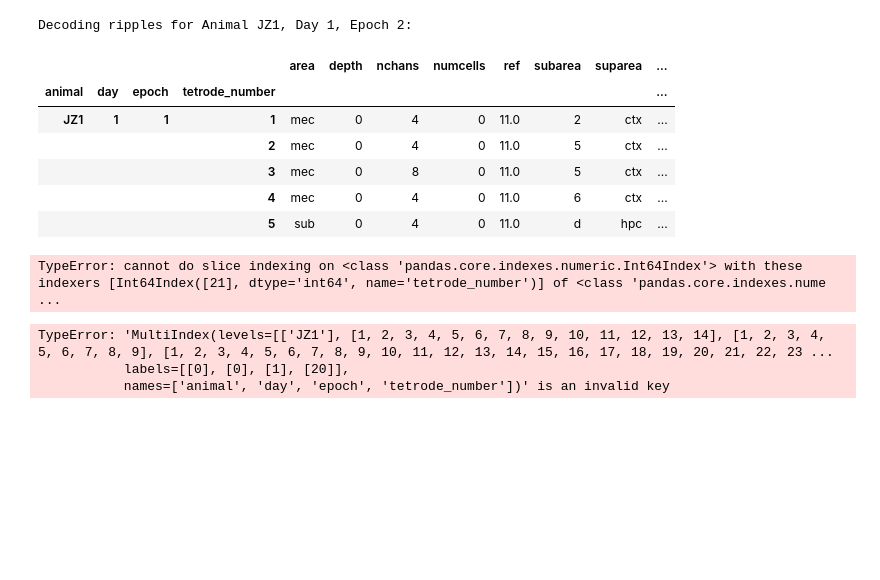
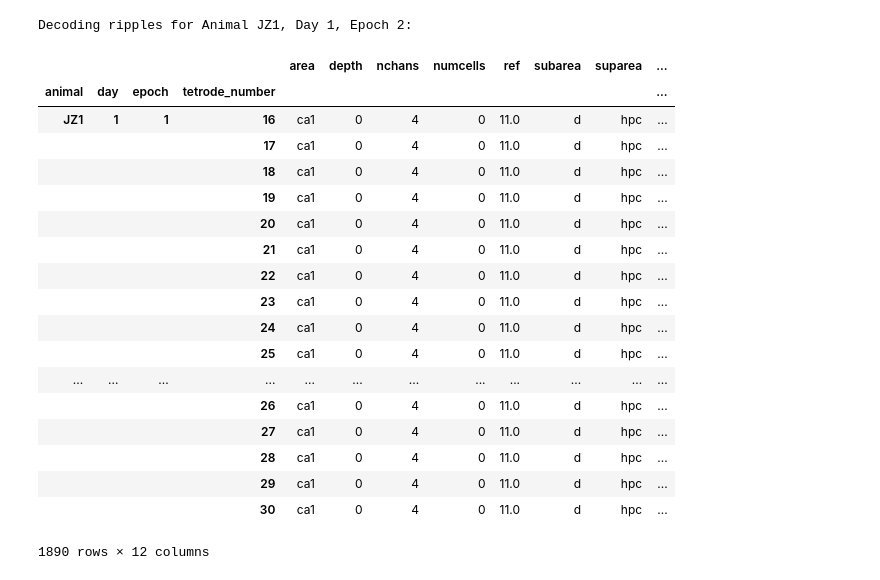
Before and after one commit to edeno/Roumis_2018, a Jupyter notebook: notebooks/20171121_decoding.ipynb, the cells around one changed output. Cells and saved outputs as stored; diff of their text form; code cells hidden in the pictures; blank space fills up the shorter version.

```diff
--- a/notebooks/20171121_decoding.ipynb
+++ b/notebooks/20171121_decoding.ipynb
@@ -29,13 +40,3 @@ tetrode_info = lfdp.make_tetrode_dataframe(animals)
 # %%
 mark_variables = ['channel_1_max', 'channel_2_max', 'channel_3_max',
                   'channel_4_max']
-# %%
-tetrode_info.head()
-# %% [output]
-|  |  |  |  | area | depth | nchans | numcells | ref | subarea | suparea | ... |
-| animal | day | epoch | tetrode_number |  |  |  |  |  |  |  | ... |
-| JZ1 | 1 | 1 | 1 | mec | 0 | 4 | 0 | 11.0 | 2 | ctx | ... |
-|  |  |  | 2 | mec | 0 | 4 | 0 | 11.0 | 5 | ctx | ... |
-|  |  |  | 3 | mec | 0 | 8 | 0 | 11.0 | 5 | ctx | ... |
-|  |  |  | 4 | mec | 0 | 4 | 0 | 11.0 | 6 | ctx | ... |
-|  |  |  | 5 | sub | 0 | 4 | 0 | 11.0 | d | hpc | ... |
@@ -44 +43,23 @@ a = tetrode_marks.loc[:,mark_variables]
+# %%
+full_tetrode_info.query('area.isin(@areas)')
+# %% [output]
+|  |  |  |  | area | depth | nchans | numcells | ref | subarea | suparea | ... |
+| animal | day | epoch | tetrode_number |  |  |  |  |  |  |  | ... |
+| JZ1 | 1 | 1 | 16 | ca1 | 0 | 4 | 0 | 11.0 | d | hpc | ... |
+|  |  |  | 17 | ca1 | 0 | 4 | 0 | 11.0 | d | hpc | ... |
+|  |  |  | 18 | ca1 | 0 | 4 | 0 | 11.0 | d | hpc | ... |
+|  |  |  | 19 | ca1 | 0 | 4 | 0 | 11.0 | d | hpc | ... |
+|  |  |  | 20 | ca1 | 0 | 4 | 0 | 11.0 | d | hpc | ... |
+|  |  |  | 21 | ca1 | 0 | 4 | 0 | 11.0 | d | hpc | ... |
+|  |  |  | 22 | ca1 | 0 | 4 | 0 | 11.0 | d | hpc | ... |
+|  |  |  | 23 | ca1 | 0 | 4 | 0 | 11.0 | d | hpc | ... |
+|  |  |  | 24 | ca1 | 0 | 4 | 0 | 11.0 | d | hpc | ... |
+|  |  |  | 25 | ca1 | 0 | 4 | 0 | 11.0 | d | hpc | ... |
+| ... | ... | ... | ... | ... | ... | ... | ... | ... | ... | ... | ... |
+|  |  |  | 26 | ca1 | 0 | 4 | 0 | 11.0 | d | hpc | ... |
+|  |  |  | 27 | ca1 | 0 | 4 | 0 | 11.0 | d | hpc | ... |
+|  |  |  | 28 | ca1 | 0 | 4 | 0 | 11.0 | d | hpc | ... |
+|  |  |  | 29 | ca1 | 0 | 4 | 0 | 11.0 | d | hpc | ... |
+|  |  |  | 30 | ca1 | 0 | 4 | 0 | 11.0 | d | hpc | ... |
+1890 rows × 12 columns
 # %%
@@ -50,10 +66,0 @@ tetrode_index = ep_info.loc[ep_info.area.isin(['ca1']) &
-# %%
-ep_info.head(tetrode_index)
-# %% [output]
-TypeError: cannot do slice indexing on <class 'pandas.core.indexes.numeric.Int64Index'> with these indexers [Int64Index([21], dtype='int64', name='tetrode_number')] of <class 'pandas.core.indexes.nume ...
-# %%
-tetrode_marks = lfdp.get_multiunit_indicator_dataframe(tetrode_index, animals)
-# %% [output]
-TypeError: 'MultiIndex(levels=[['JZ1'], [1, 2, 3, 4, 5, 6, 7, 8, 9, 10, 11, 12, 13, 14], [1, 2, 3, 4, 5, 6, 7, 8, 9], [1, 2, 3, 4, 5, 6, 7, 8, 9, 10, 11, 12, 13, 14, 15, 16, 17, 18, 19, 20, 21, 22, 23 ...
-           labels=[[0], [0], [1], [20]],
-           names=['animal', 'day', 'epoch', 'tetrode_number'])' is an invalid key
```
Also changed, not shown: parts of 28 cells of this notebook, 2 other files.
